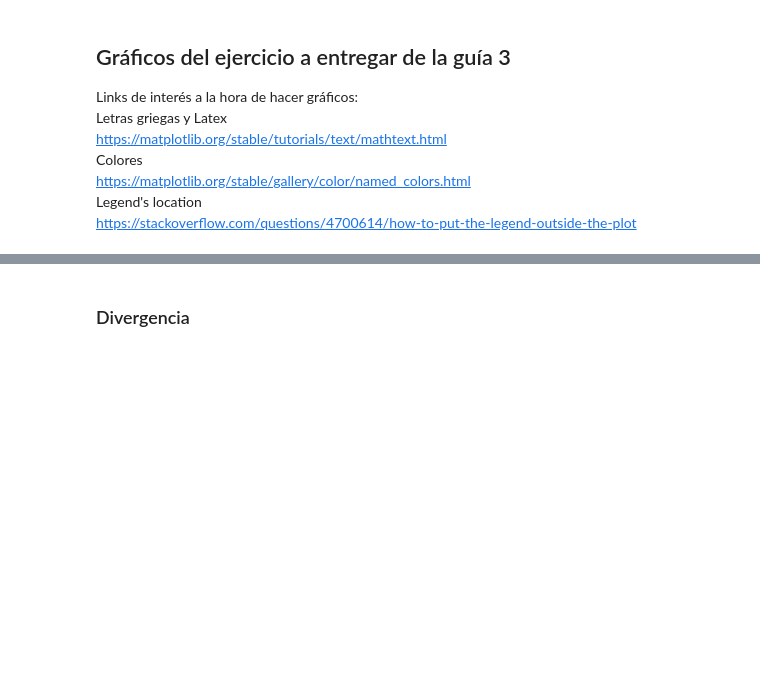
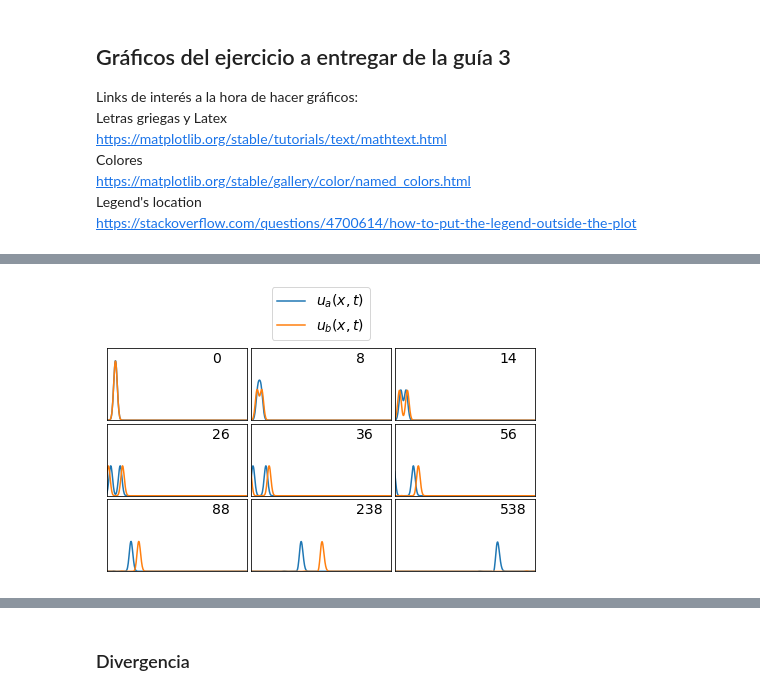
Before and after one commit to Lupama2/Guias_Metodos_Num_Fluidos_I, a Jupyter notebook: Guias/Guia_3/ejercicio_6/Programa/graficos/graficos.ipynb, the cells around one changed output, grey strips where cells are left out. Cells and saved outputs as stored; diff of their text form; code cells hidden in the pictures; blank space fills up the shorter version.

```diff
--- a/Guias/Guia_3/ejercicio_6/Programa/graficos/graficos.ipynb
+++ b/Guias/Guia_3/ejercicio_6/Programa/graficos/graficos.ipynb
@@ -18,0 +23,84 @@ pi = math.pi
+# %%
+#a
+#Importo datos
+datos_a = genfromtxt('datos/solucion_a_M390.csv', delimiter=',')
+M_a = 390
+frames_a = 2*(np.array([1, 5, 8, 14, 19, 29, 45, 120, 270])-1)
+
+#Defino la matriz de la solución (elimino la derivada)
+u_matriz_a = datos_a[:,0:(M_a + 2)]
+x_array_a = np.linspace(0,4,M_a+2)
+
+
+#c
+#Importo datos
+datos_c = genfromtxt('datos/solucion_c_M390.csv', delimiter=',')
+M_c = 390
+frames_c = frames_a
+#Defino la matriz de la solución (elimino la derivada)
+u_matriz_c = datos_c[:,0:(M_c + 2)]
+x_array_c = np.linspace(0,4,M_c+2)
+# %%
+#Grafico la solución
+fig, axs = plt.subplots(3,3)
+
+#a:
+axs[0,0].plot(x_array_a, u_matriz_a[frames_a[0],:])
+axs[0,1].plot(x_array_a, u_matriz_a[frames_a[1],:], label = "$u_a(x,t)$")
+axs[0,2].plot(x_array_a, u_matriz_a[frames_a[2],:])
+axs[1,0].plot(x_array_a, u_matriz_a[frames_a[3],:])
+axs[1,1].plot(x_array_a, u_matriz_a[frames_a[4],:])
+axs[1,2].plot(x_array_a, u_matriz_a[frames_a[5],:])
+axs[2,0].plot(x_array_a, u_matriz_a[frames_a[6],:])
+axs[2,1].plot(x_array_a, u_matriz_a[frames_a[7],:])
+axs[2,2].plot(x_array_a, u_matriz_a[frames_a[8],:])
+
+#c
+axs[0,0].plot(x_array_c, u_matriz_c[frames_c[0],:])
+axs[0,1].plot(x_array_c, u_matriz_c[frames_c[1],:], label = "$u_b(x,t)$")
+axs[0,2].plot(x_array_c, u_matriz_c[frames_c[2],:])
+axs[1,0].plot(x_array_c, u_matriz_c[frames_c[3],:])
+axs[1,1].plot(x_array_c, u_matriz_c[frames_c[4],:])
+axs[1,2].plot(x_array_c, u_matriz_c[frames_c[5],:])
+axs[2,0].plot(x_array_c, u_matriz_c[frames_c[6],:])
+axs[2,1].plot(x_array_c, u_matriz_c[frames_c[7],:])
+axs[2,2].plot(x_array_c, u_matriz_c[frames_c[8],:])
+
+#Legenda
+axs[0,1].legend(loc='lower center', ncol = 1, bbox_to_anchor=(0, 1.02, 1, 0.2),fontsize = 14)
+
+
+
+#Elimino los ticks labels y ajusto límites de ejes
+for i in range(3):
+    for j in range(3):
+        axs[i,j].set_yticks([])
+        axs[i,j].set_xticks([])
+        axs[i,j].set_xlim([0, 4]);
+        axs[i,j].set_ylim([0, 1.2]);
+        # ax.set_yticks([])
+        # ax.set_xticks([])
+
+#Cambio el espacio entre subplots
+fig.tight_layout(pad=0.01)
+
+#Agrego la caja con el texto
+box_x_lim = 0.75
+box_y_lim = 0.95
+font_size = 14
+
+axs[0,0].text(box_x_lim, box_y_lim, str(frames_a[0]), transform=axs[0,0].transAxes, fontsize=font_size, verticalalignment='top')
+axs[0,1].text(box_x_lim, box_y_lim, str(frames_a[1]), transform=axs[0,1].transAxes, fontsize=font_size, verticalalignment='top')
+axs[0,2].text(box_x_lim, box_y_lim, str(frames_a[2]), transform=axs[0,2].transAxes, fontsize=font_size, verticalalignment='top')
+axs[1,0].text(box_x_lim, box_y_lim, str(frames_a[3]), transform=axs[1,0].transAxes, fontsize=font_size, verticalalignment='top')
+axs[1,1].text(box_x_lim, box_y_lim, str(frames_a[4]), transform=axs[1,1].transAxes, fontsize=font_size, verticalalignment='top')
+axs[1,2].text(box_x_lim, box_y_lim, str(frames_a[5]), transform=axs[1,2].transAxes, fontsize=font_size, verticalalignment='top')
+axs[2,0].text(box_x_lim, box_y_lim, str(frames_a[6]), transform=axs[2,0].transAxes, fontsize=font_size, verticalalignment='top')
+axs[2,1].text(box_x_lim, box_y_lim, str(frames_a[7]), transform=axs[2,1].transAxes, fontsize=font_size, verticalalignment='top')
+axs[2,2].text(box_x_lim, box_y_lim, str(frames_a[8]), transform=axs[2,2].transAxes, fontsize=font_size, verticalalignment='top')
+
+#Guardo la imagen
+archivo = "solucion_a_y_c.pdf"
+plt.savefig(archivo, format='pdf',bbox_inches = "tight")
+# %% [output]
+[figure, added]
```
Also changed, not shown: parts of 24 cells of this notebook, 34 other files.
